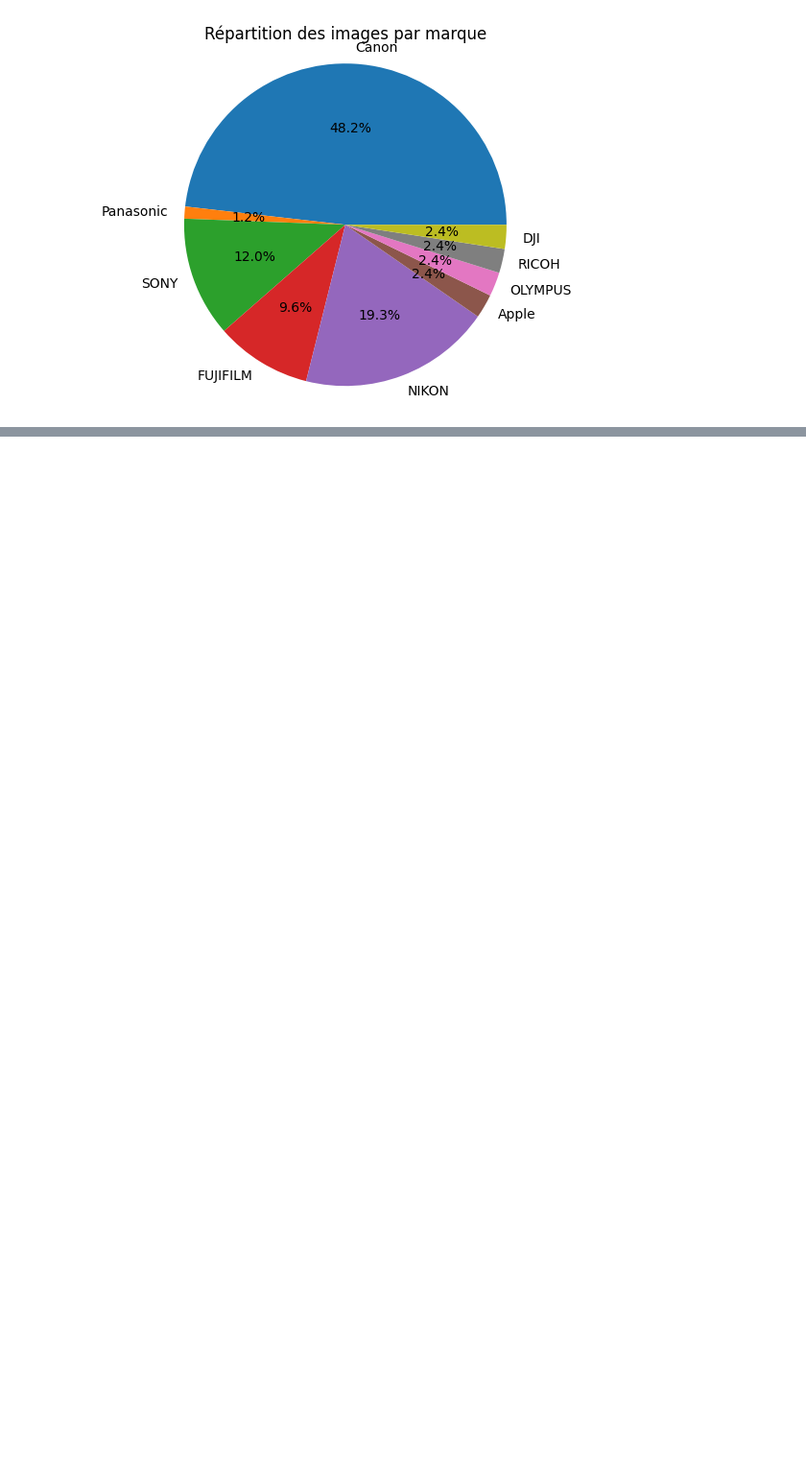
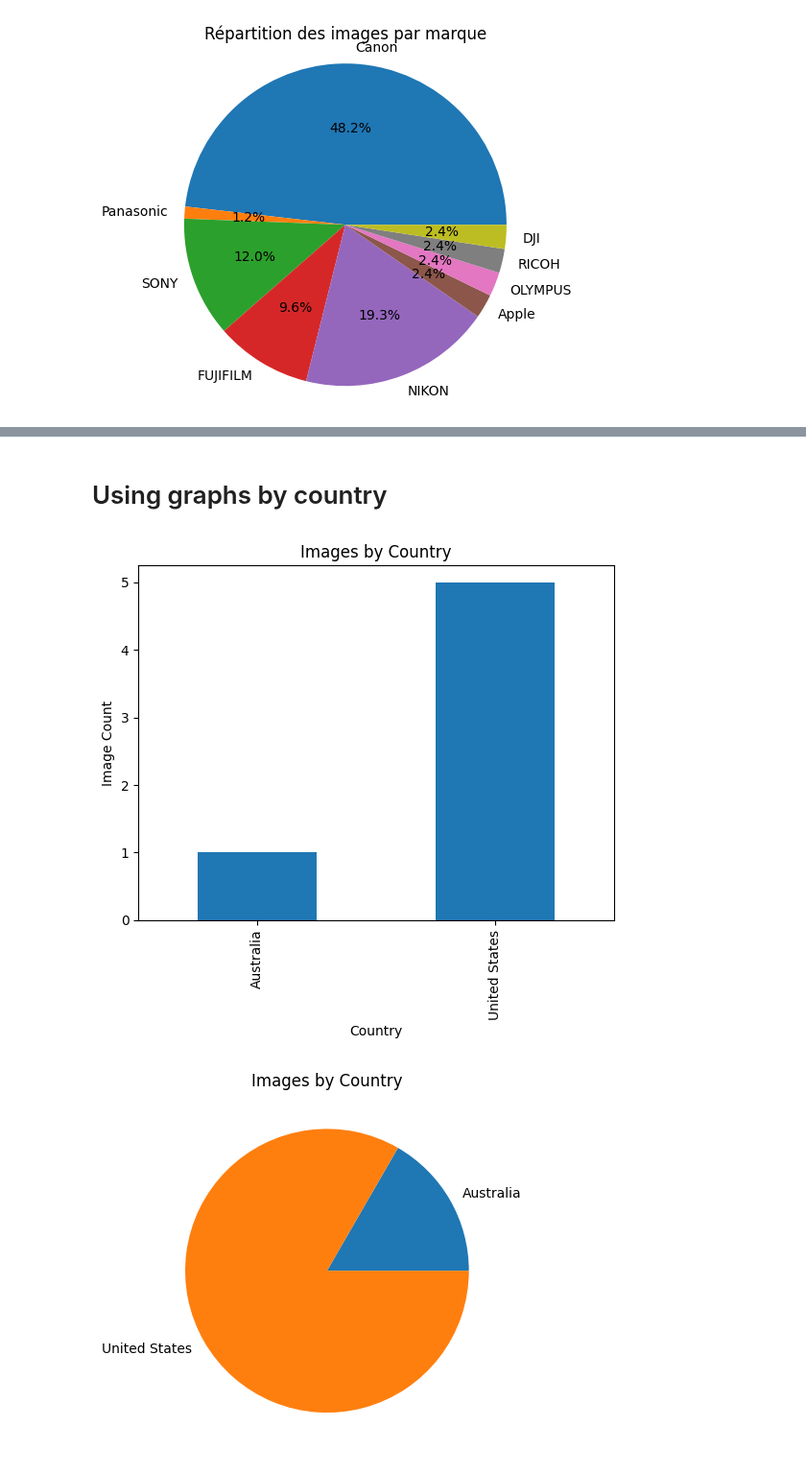
Before and after one commit to TeissierYannis/CPE-bigdata-TDM-project, a Jupyter notebook: data_viz/stats.ipynb, the cells around one changed output, grey strips where cells are left out. Shown at 96% size. Saved outputs shown, nothing was run; the diff lists cells and outputs as text; code cells hidden in the pictures; blank space fills up the shorter version.

Commit message:
add images graph by country

```diff
--- a/data_viz/stats.ipynb
+++ b/data_viz/stats.ipynb
@@ -329,0 +325,13 @@ m
+# %%
+last_c_list = list(coordinates.values())[-1]
+m = folium.Map(location=[last_c_list[0], last_c_list[0]], zoom_start=1)
+# Add a marker for each coordinate to the map
+for key, coord in coordinates.items():
+    # Create a marker with the image as the icon
+    # image_path = '../output/images/' + key
+    # icon = CustomIcon(icon_image=image_path, icon_size=(100, 100))
+    # folium.Marker(location=coord, icon=icon).add_to(m)
+    folium.Marker(location=coord, popup=f'file:{key}\ncoord:{coord}').add_to(m)
+
+# Display the map
+m
@@ -330 +340,37 @@ m
+# %% [markdown]
+# Using graphs by country
+# %%
+geolocator = Nominatim(user_agent="geoapiExercises")
+
+# Get the continent information for each coordinate
+for key, coord in coordinates.items():
+    if len(coord) < 3:
+        location = geolocator.reverse(coord, exactly_one=True)
+        address = location.raw['address']
+        country = address.get('country', '')
+        coordinates[key].append(country)
+
+# Create a pandas DataFrame from the coordinates dictionary
+df = pd.DataFrame.from_dict(coordinates, orient='index', columns=['Latitude', 'Longitude', 'Country'])
+
+# Group the DataFrame by continent and count the number of images
+country_count = df.groupby('Country')['Country'].count()
+
+# Create a bar graph showing the number of images on each continent
+fig, ax = plt.subplots()
+country_count.plot(kind='bar', ax=ax)
+ax.set_title('Images by Country')
+ax.set_xlabel('Country')
+ax.set_ylabel('Image Count')
+plt.show()
+
+# Create a pie chart showing the number of images on each continent
+fig2, ax = plt.subplots()
+country_count.plot(kind='pie', ax=ax)
+ax.set_title('Images by Country')
+ax.set_ylabel('')
+plt.show()
+# %% [output]
+[figure, added]
+[figure, added]
 # %%
```
Also changed, not shown: parts of 6 cells of this notebook.
